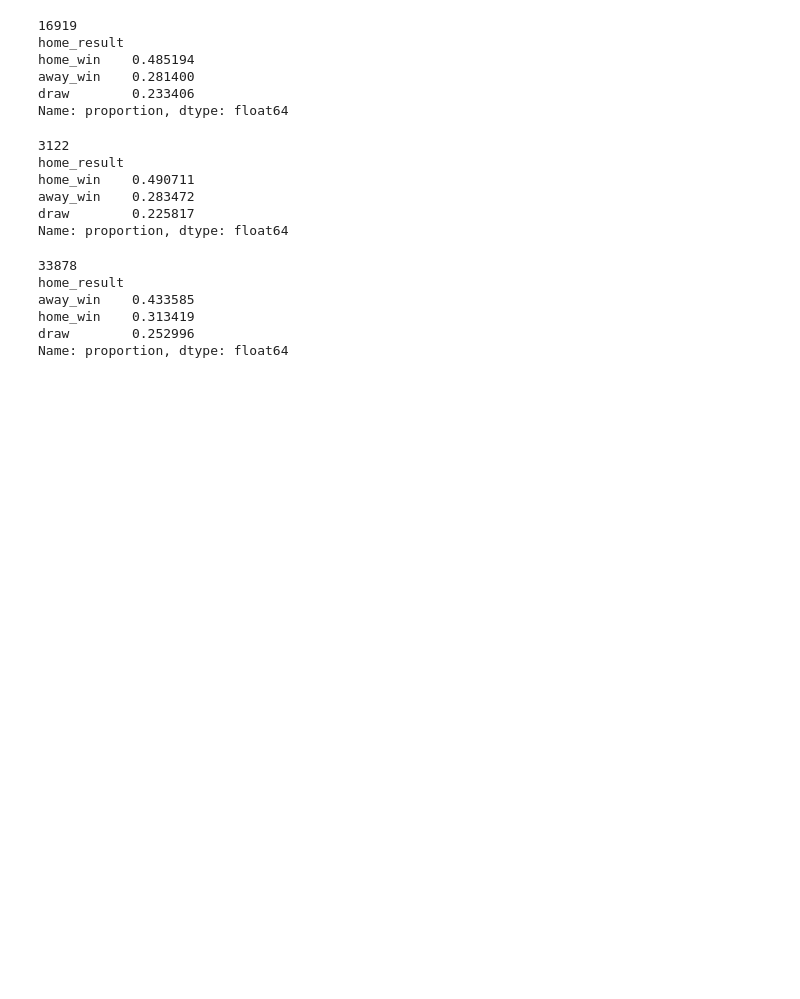
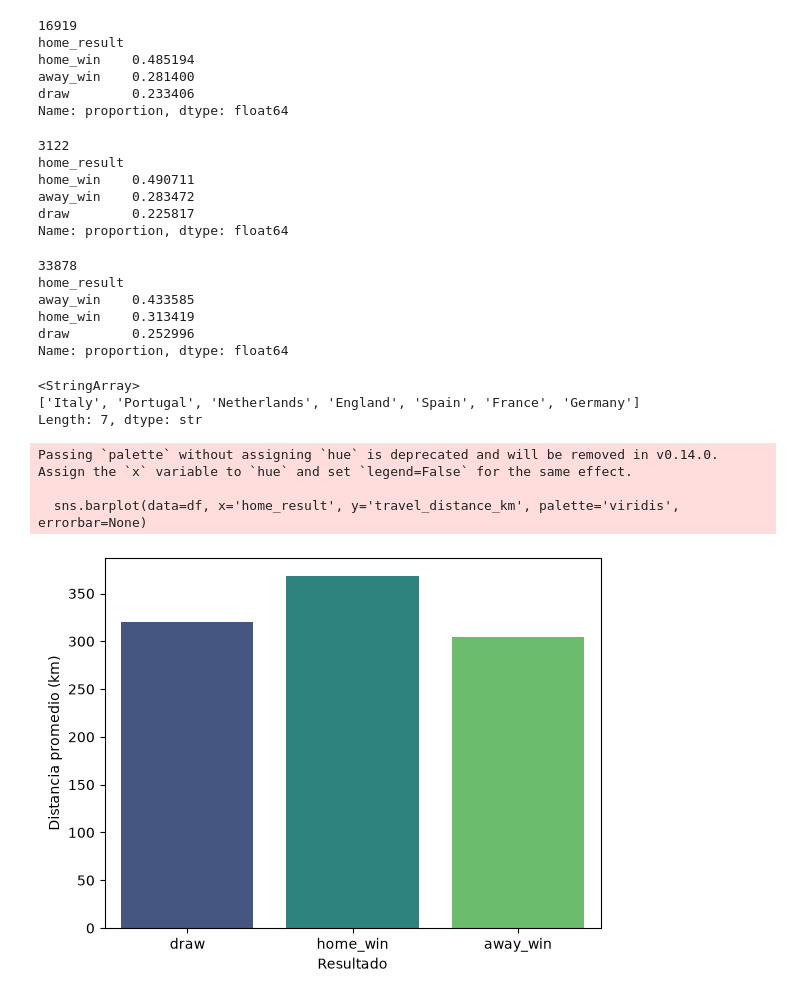
Before and after one commit to JuanjCruzL/La_ventaja_de_ser_local_en_el_futbol, a Jupyter notebook: cuadernos/exploracion_Natalia_Guzman.ipynb, the cells around one changed output. Drawn from its saved outputs; the diff is of its cells as text; code cells hidden in the pictures; blank space fills up the shorter version.

Commit message:
Item 8: Visualizaciones

```diff
--- a/cuadernos/exploracion_Natalia_Guzman.ipynb
+++ b/cuadernos/exploracion_Natalia_Guzman.ipynb
@@ -196,3 +196,21 @@ away_win    0.433585
 home_win    0.313419
 draw        0.252996
 Name: proportion, dtype: float64
+# %%
+mapa_paises = {
+    'Serie_A': 'Italy',
+    'Primeira': 'Portugal',
+    'Eredivisie': 'Netherlands',
+    'EPL': 'England',
+    'La_Liga': 'Spain',
+    'Championship': 'England',
+    'Ligue_1': 'France',
+    'Bundesliga': 'Germany'
+}
+
+df['country'] = df['league'].map(mapa_paises)
+df["country"].unique()
+# %% [output]
+<StringArray>
+['Italy', 'Portugal', 'Netherlands', 'England', 'Spain', 'France', 'Germany']
+Length: 7, dtype: str
@@ -198,0 +266,15 @@ Name: proportion, dtype: float64
+# %%
+import seaborn as sns
+import matplotlib.pyplot as plt
+
+
+sns.barplot(data=df, x='home_result', y='travel_distance_km', palette='viridis', errorbar=None)
+
+plt.xlabel('Resultado')
+plt.ylabel('Distancia promedio (km)')
+plt.show()
+# %% [output]
+Passing `palette` without assigning `hue` is deprecated and will be removed in v0.14.0. Assign the `x` variable to `hue` and set `legend=False` for the same effect.
+
+  sns.barplot(data=df, x='home_result', y='travel_distance_km', palette='viridis', errorbar=None)
+[figure, added]
```
Also changed, not shown: parts of 14 cells of this notebook, 1 other file.
